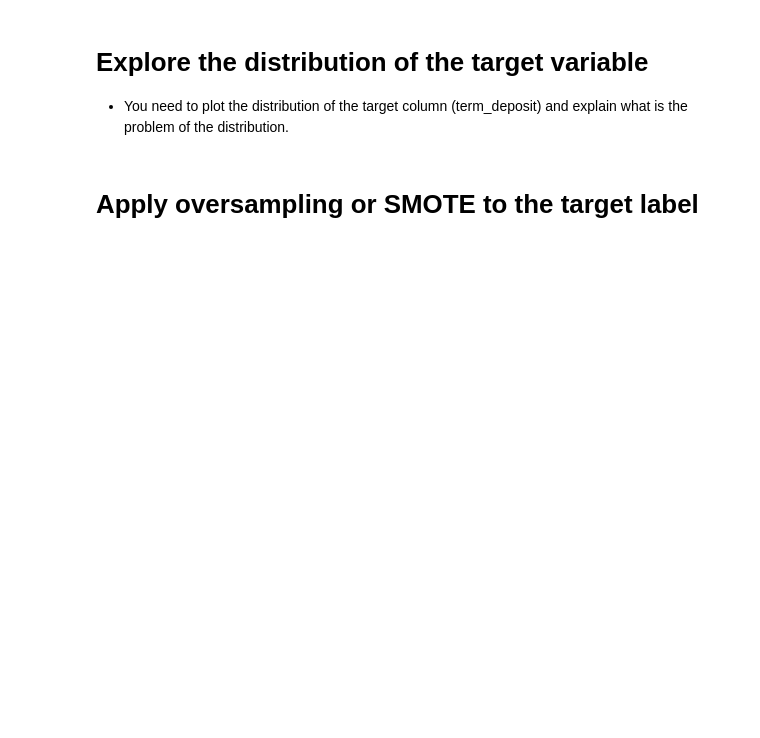
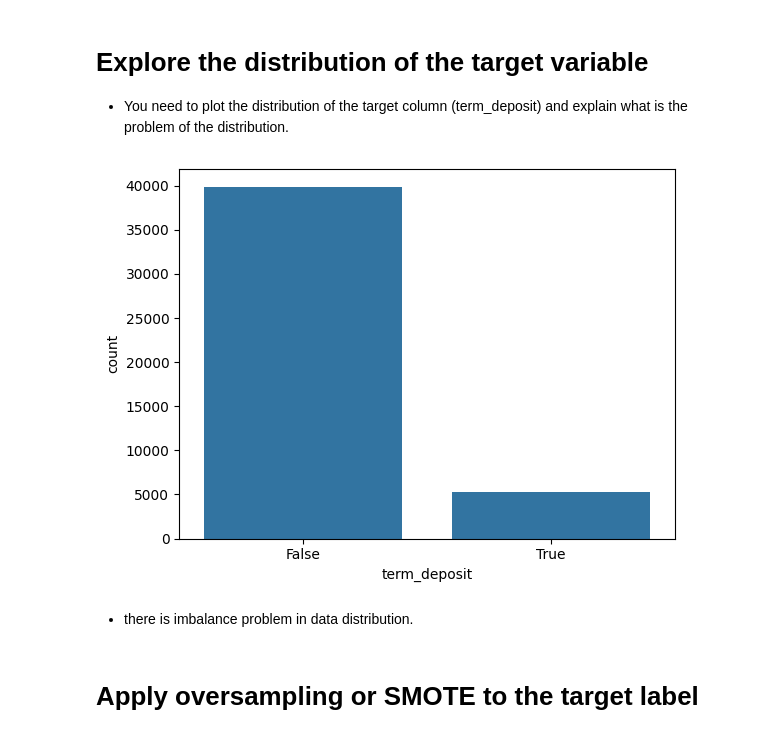
Before and after one commit to Tuwaiq-Data-Science-Bootcamp-V5/Preprocessing_Lab1, a Jupyter notebook: Preprocessing.ipynb, the cells around one changed output. Saved outputs shown, nothing was run; the diff lists cells and outputs as text; code cells hidden in the pictures; blank space fills up the shorter version.

```diff
--- a/Preprocessing.ipynb
+++ b/Preprocessing.ipynb
@@ -3,2 +12,5 @@
 # %% [markdown]
 # Load and preview the data
+# %%
+df = pd.read_pickle('users_data_final.pickle')
+df
@@ -10,5 +60,12 @@
 # Explore the distribution of the target variable
 
 - You need to plot the distribution of the target column (term_deposit) and explain what is the problem of the distribution.
+# %%
+sns.countplot(x='term_deposit', data=df)
+plt.show()
+# %% [output]
+[figure, added]
+# %% [markdown]
+- there is imbalance problem in data distribution.
 # %% [markdown]
 # Apply oversampling or SMOTE to the target label
```
Also changed, not shown: parts of 14 cells of this notebook.
